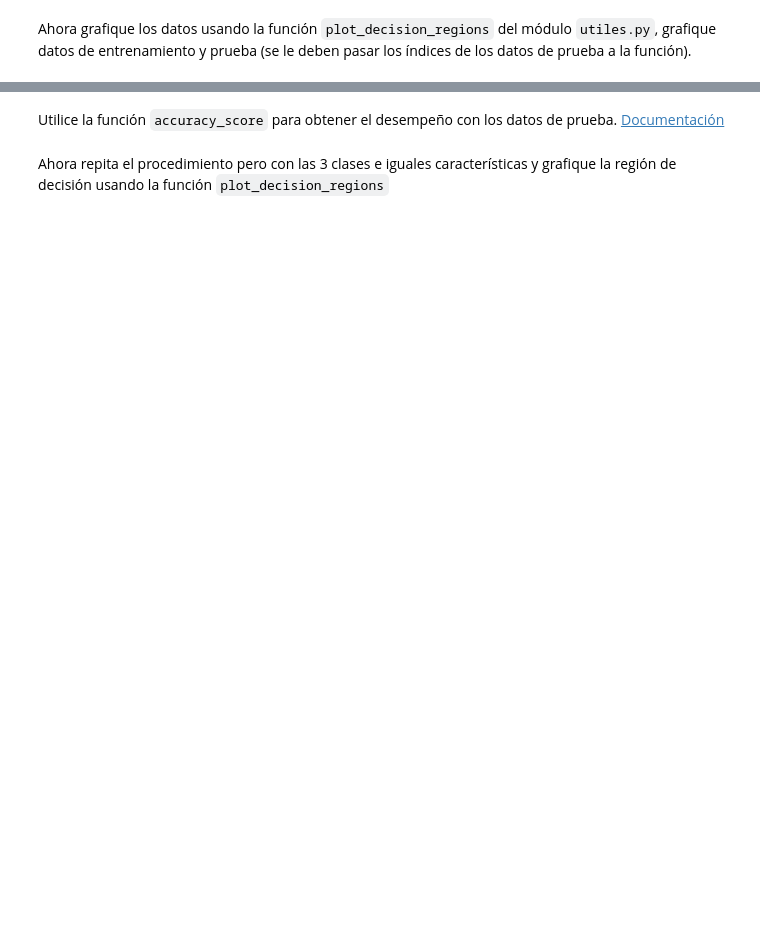
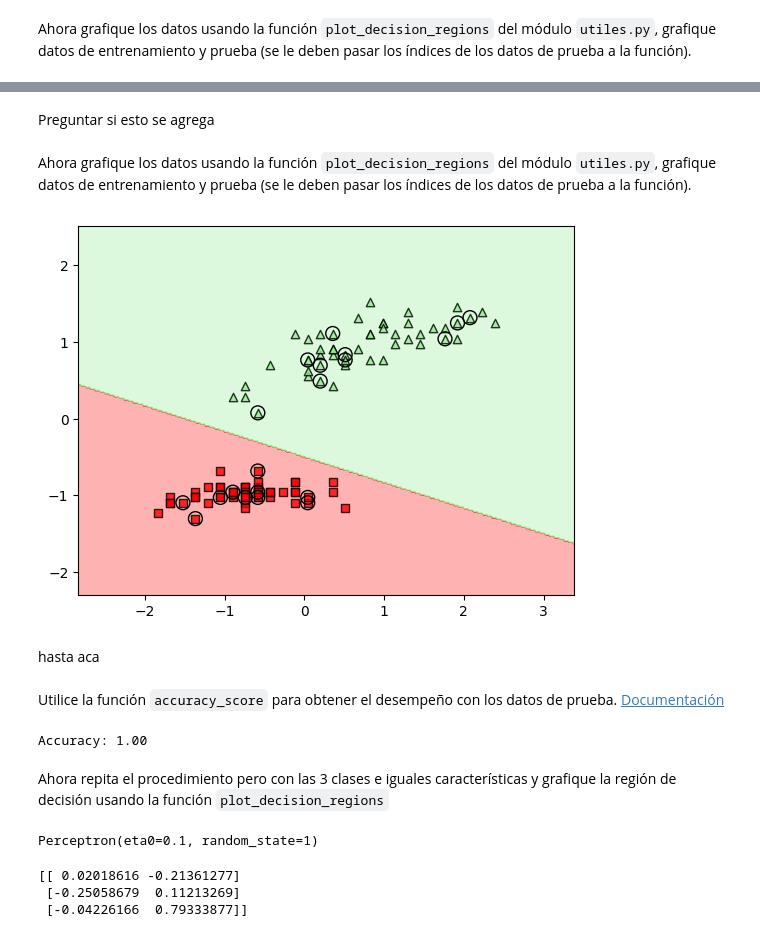
Before and after one commit to EnzoRD/Aprendisaje_maquinal, a Jupyter notebook: Semana_4-PS-PMC/Notebooks/PerceptronSimple.ipynb, the cells around one changed output, grey strips where cells are left out. Cells and saved outputs as stored; diff of their text form; code cells hidden in the pictures; blank space fills up the shorter version.

```diff
--- a/Semana_4-PS-PMC/Notebooks/PerceptronSimple.ipynb
+++ b/Semana_4-PS-PMC/Notebooks/PerceptronSimple.ipynb
@@ -99,5 +175,21 @@ Ahora grafique los datos usando la función `plot_decision_regions` del módulo
+# %% [markdown]
+Preguntar si esto se agrega
+# %% [markdown]
+Ahora grafique los datos usando la función `plot_decision_regions` del módulo `utiles.py`, grafique datos de entrenamiento y prueba (se le deben pasar los índices de los datos de prueba a la función).
+# %%
+plot_decision_regions(x_std, y_general, perceptron, test_idx=range(80, 100))
+# %% [output]
+[figure, added]
+# %% [markdown]
+hasta aca
 # %% [markdown]
 Utilice la función `accuracy_score` para obtener el desempeño con los datos de prueba. [Documentación](https://scikit-learn.org/stable/modules/generated/sklearn.metrics.accuracy_score.html)
+# %%
+#Calculamos el score
+y_pred = perceptron.predict(x_test_std)
+print('Accuracy: %.2f' % accuracy_score(y_test, y_pred))
+# %% [output]
+Accuracy: 1.00
 # %% [markdown]
 Ahora repita el procedimiento pero con las 3 clases e iguales características y grafique la región de decisión usando la función `plot_decision_regions`
 # %%
@@ -106,0 +212,12 @@ iris_df = pd.read_csv('https://archive.ics.uci.edu/ml/machine-learning-databases
+# %%
+#Creación del perceptron
+perceptron_2 = Perceptron(eta0=0.1, random_state=1, shuffle=True)
+perceptron_2.fit(x2_train_std, y2_train)
+# %% [output]
+Perceptron(eta0=0.1, random_state=1)
+# %%
+print(perceptron_2.coef_)
+# %% [output]
+[[ 0.02018616 -0.21361277]
+ [-0.25058679  0.11213269]
+ [-0.04226166  0.79333877]]
```
Also changed, not shown: parts of 18 cells of this notebook.
